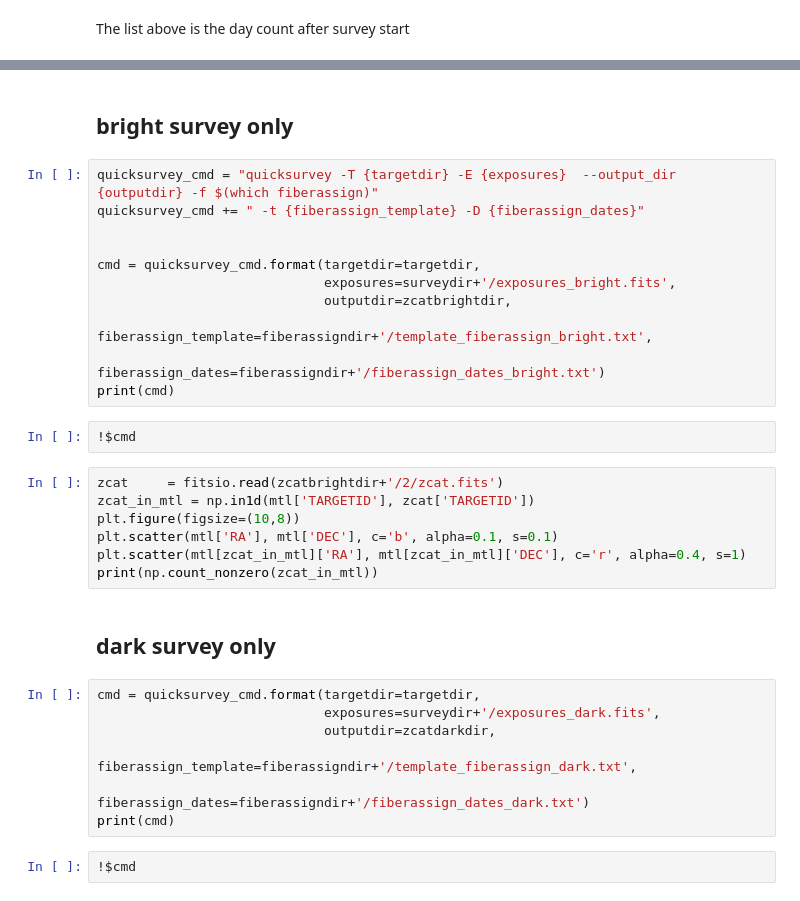
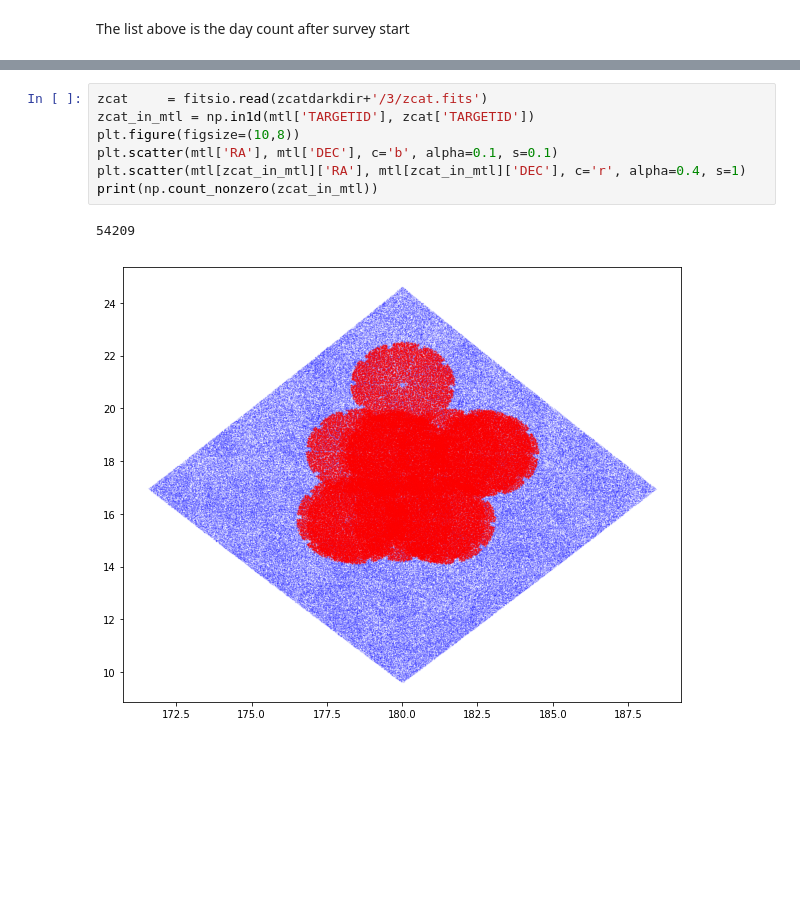
Before and after one commit to desihub/quicksurvey_example, a Jupyter notebook: readme.ipynb, the cells around one changed output, grey strips where cells are left out. Drawn from its saved outputs; the diff is of its cells as text; blank space fills up the shorter version.

```diff
--- a/readme.ipynb
+++ b/readme.ipynb
@@ -469,33 +503,10 @@ period 2020-03-08 2020-04-07
-# %% [markdown]
-## bright survey only
-# %%
-quicksurvey_cmd = "quicksurvey -T {targetdir} -E {exposures}  --output_dir {outputdir} -f $(which fiberassign)"
-quicksurvey_cmd += " -t {fiberassign_template} -D {fiberassign_dates}"
-
-
-cmd = quicksurvey_cmd.format(targetdir=targetdir,
-                             exposures=surveydir+'/exposures_bright.fits',
-                             outputdir=zcatbrightdir,
-                             fiberassign_template=fiberassigndir+'/template_fiberassign_bright.txt',
-                            fiberassign_dates=fiberassigndir+'/fiberassign_dates_bright.txt')
-print(cmd)
-# %%
-!$cmd
 # %%
-zcat     = fitsio.read(zcatbrightdir+'/2/zcat.fits')
+zcat     = fitsio.read(zcatdarkdir+'/3/zcat.fits')
 zcat_in_mtl = np.in1d(mtl['TARGETID'], zcat['TARGETID'])
 plt.figure(figsize=(10,8))
 plt.scatter(mtl['RA'], mtl['DEC'], c='b', alpha=0.1, s=0.1)
 plt.scatter(mtl[zcat_in_mtl]['RA'], mtl[zcat_in_mtl]['DEC'], c='r', alpha=0.4, s=1)
 print(np.count_nonzero(zcat_in_mtl))
+# %% [output]
+54209
+[figure, added]
-# %% [markdown]
-## dark survey only
-# %%
-cmd = quicksurvey_cmd.format(targetdir=targetdir,
-                             exposures=surveydir+'/exposures_dark.fits',
-                             outputdir=zcatdarkdir,
-                             fiberassign_template=fiberassigndir+'/template_fiberassign_dark.txt',
-                            fiberassign_dates=fiberassigndir+'/fiberassign_dates_dark.txt')
-print(cmd)
-# %%
-!$cmd
```
Also changed, not shown: parts of 15 cells of this notebook.
